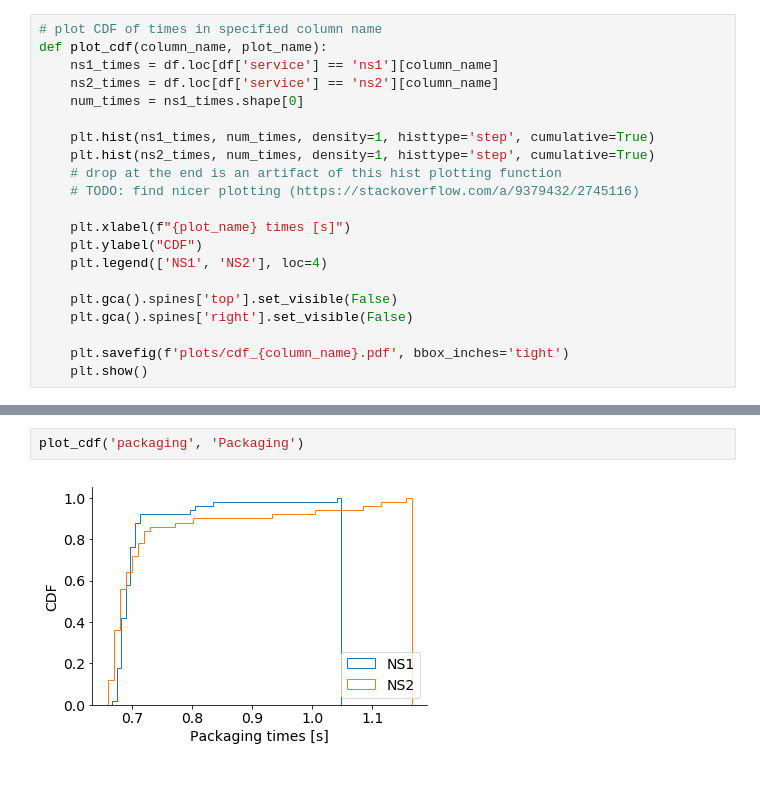
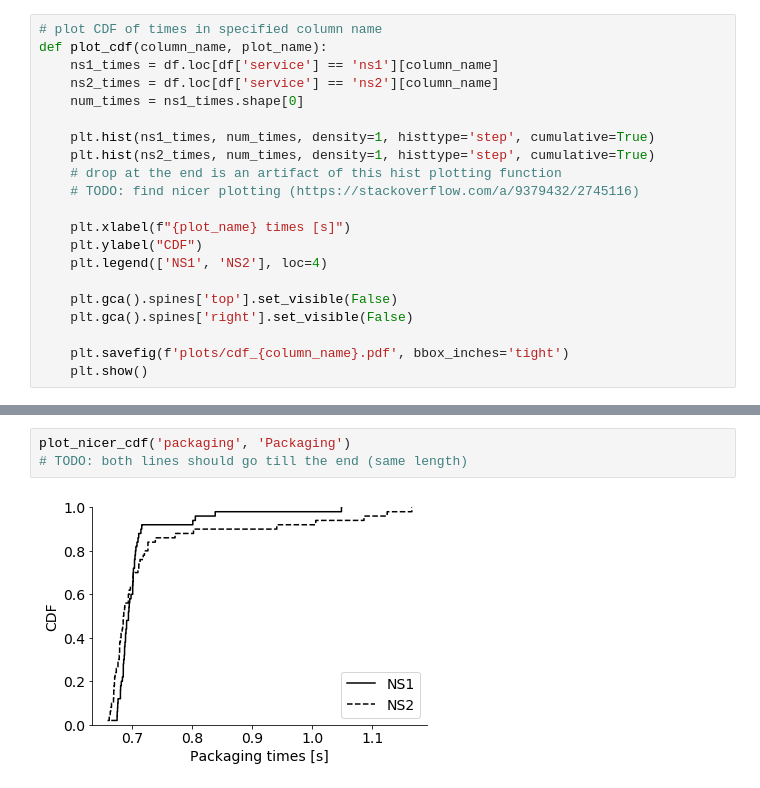
Before and after one commit to sonata-nfv/tng-industrial-pilot, a Jupyter notebook: evaluation/plot_times.ipynb, the cells around one changed output, grey strips where cells are left out. Drawn from its saved outputs; the diff is of its cells as text.

```diff
--- a/evaluation/plot_times.ipynb
+++ b/evaluation/plot_times.ipynb
@@ -151,5 +153,6 @@ def plot_nicer_cdf(column_name, plot_name, bins=1000, *args, **kwargs):
-# %%
-plot_cdf('packaging', 'Packaging')
-# %% [output]
-[figure, removed]
+# %%
+plot_nicer_cdf('packaging', 'Packaging')
+# TODO: both lines should go till the end (same length)
+# %% [output]
+[figure, added]
 # %%
```
Also changed, not shown: parts of 5 cells of this notebook, 5 other files.
